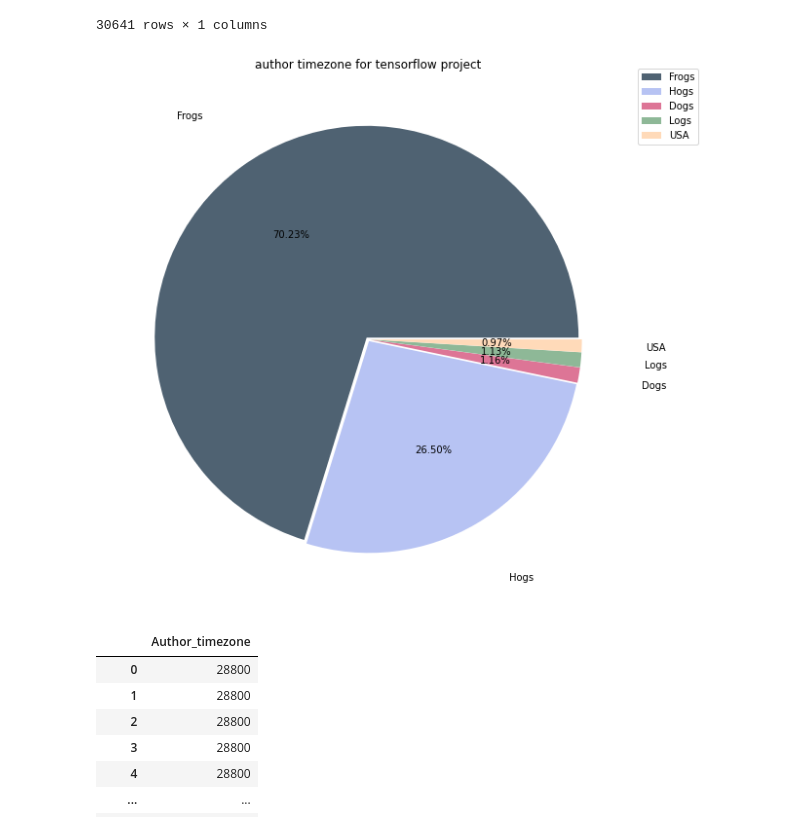
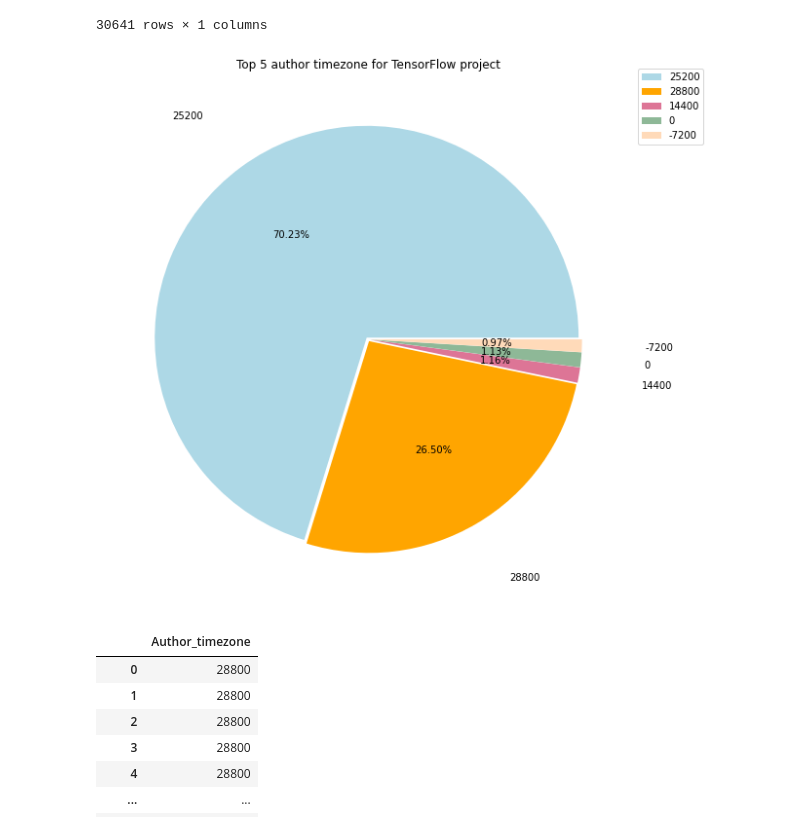
Before and after one commit to crystalwongcy/database_management, a Jupyter notebook: DMS.ipynb, the cells around one changed output. Cells and saved outputs as stored; diff of their text form; code cells hidden in the pictures.

```diff
--- a/DMS.ipynb
+++ b/DMS.ipynb
@@ -949,26 +972,26 @@ tensorflow_timezone
 # %%
 #plot the pie chart for tensorflow author_timezone project
 import matplotlib.pyplot as plt
 timezone_grouped = tensorflow_timezone.groupby(['Author_timezone'])['Author_timezone'].size().sort_values(ascending=False)
 df_tensor_timezone = pd.DataFrame(timezone_grouped)
 #pick the top 5 timezones
 df_tensor_timezone_filtered = df_tensor_timezone['Author_timezone'].nlargest(n=5)
 #visulise the data
 explode = (0.01, 0.01, 0.01, 0.01, 0.01)
-labels = 'Frogs', 'Hogs', 'Dogs', 'Logs', 'USA'
-colors = ['#4F6272', '#B7C3F3', '#DD7596', '#8EB897', 'peachpuff']
+labels = '25200', '28800', '14400', '0', '-7200'
+colors = ['lightblue', 'orange', '#DD7596', '#8EB897', 'peachpuff']
 ax = df_tensor_timezone_filtered.plot(y='Author_timezone',
                              kind = 'pie',
                             figsize=(10, 10),
-                            title = 'Top 5 author timezone for tensorflow project',
+                            title = 'Top 5 author timezone for TensorFlow project',
                             autopct = "%.2f%%",
                             ylabel = '',
                             labeldistance = 1.3,
                             explode = explode,
                             labels = labels,
                             colors = colors)
 ax.legend(bbox_to_anchor=(1, 1.02), loc='upper left')
 plt.show()
 # %% [output]
-[figure, old version]
+[figure, new version]
 # %%
```
Also changed, not shown: parts of 18 cells of this notebook, 2 other files.
